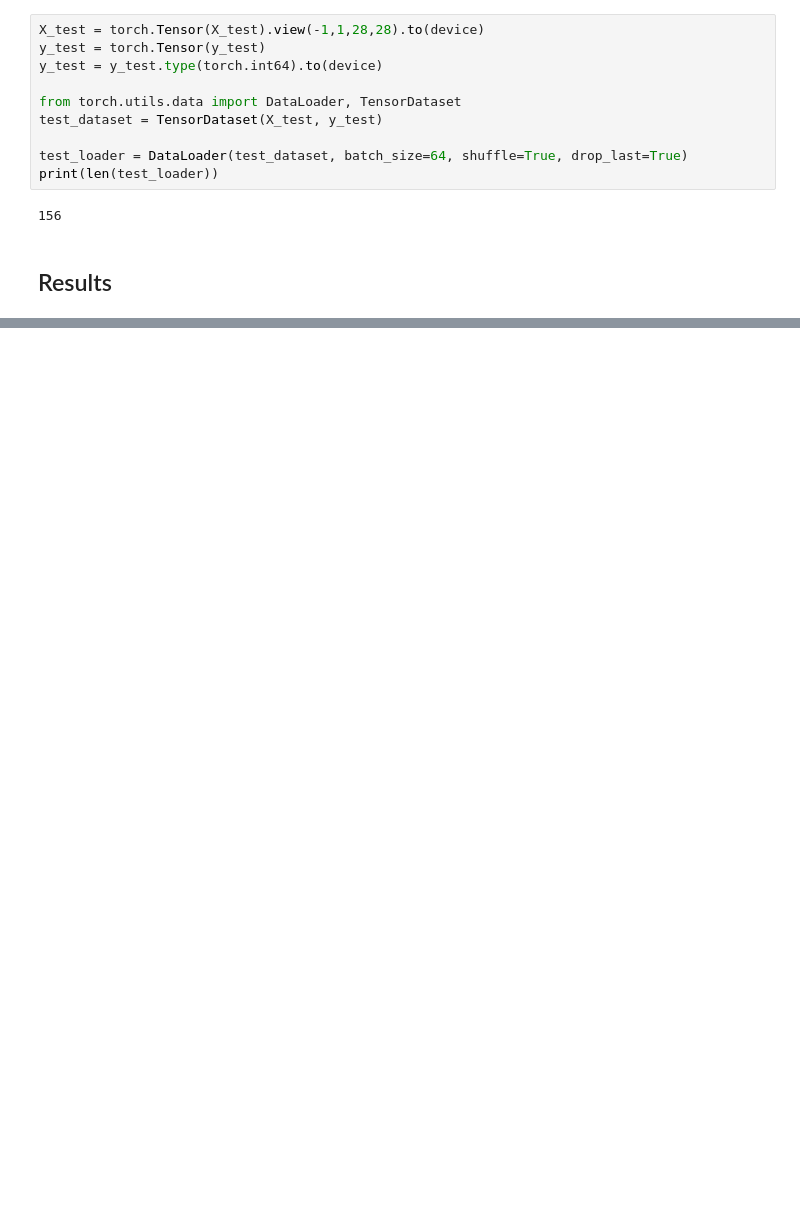
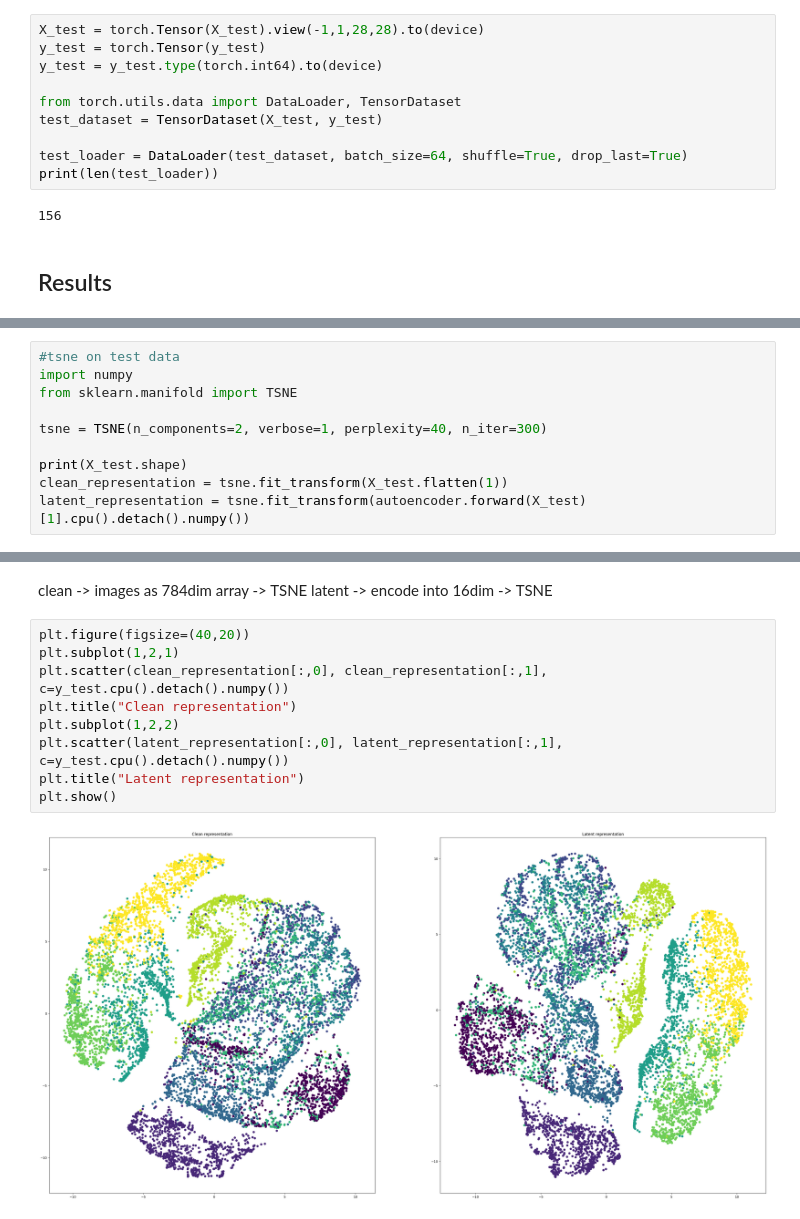
Before and after one commit to piotrekvs/agh-cs-ds-wdzd, a Jupyter notebook: sikhorn_ae_exploration.ipynb, the cells around one changed output, grey strips where cells are left out. Cells and saved outputs as stored; diff of their text form; blank space fills up the shorter version.

```diff
--- a/sikhorn_ae_exploration.ipynb
+++ b/sikhorn_ae_exploration.ipynb
@@ -363,0 +405,10 @@ import numpy
+# %%
+#tsne on test data
+import numpy
+from sklearn.manifold import TSNE
+
+tsne = TSNE(n_components=2, verbose=1, perplexity=40, n_iter=300)
+
+print(X_test.shape)
+clean_representation = tsne.fit_transform(X_test.flatten(1))
+latent_representation = tsne.fit_transform(autoencoder.forward(X_test)[1].cpu().detach().numpy())
@@ -363,0 +433,14 @@ import numpy
+# %% [markdown]
+clean -> images as 784dim array -> TSNE
+latent -> encode into 16dim -> TSNE
+# %%
+plt.figure(figsize=(40,20))
+plt.subplot(1,2,1)
+plt.scatter(clean_representation[:,0], clean_representation[:,1], c=y_test.cpu().detach().numpy())
+plt.title("Clean representation")
+plt.subplot(1,2,2)
+plt.scatter(latent_representation[:,0], latent_representation[:,1], c=y_test.cpu().detach().numpy())
+plt.title("Latent representation")
+plt.show()
+# %% [output]
+[figure, added]
```
Also changed, not shown: parts of 15 cells of this notebook.
